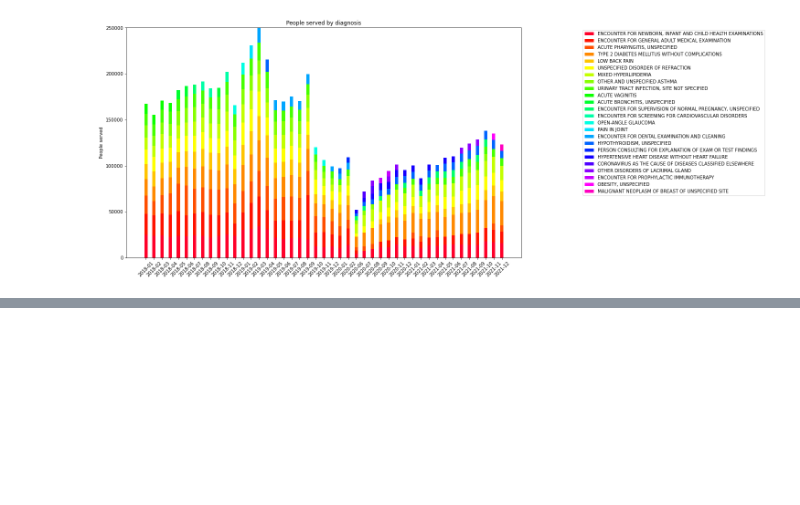
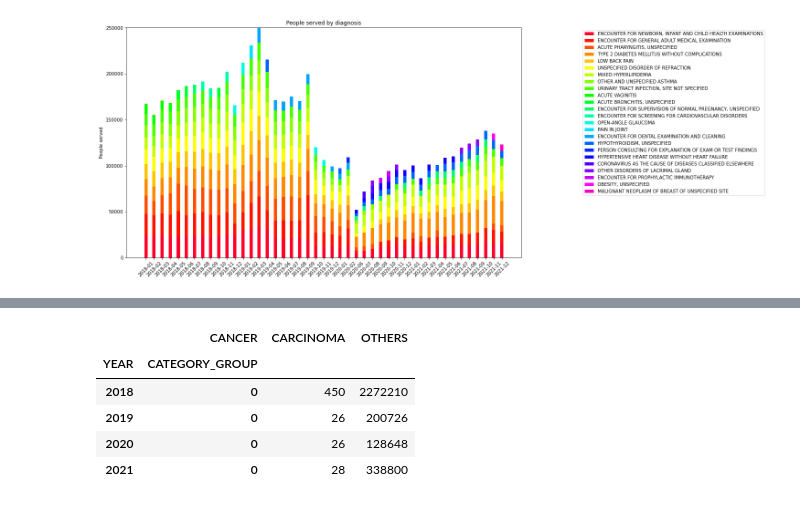
Before and after one commit to johnkbarrera/hospital_demand, a Jupyter notebook: figures.ipynb, the cells around one changed output, grey strips where cells are left out. Saved outputs shown, nothing was run; the diff lists cells and outputs as text; code cells hidden in the pictures; blank space fills up the shorter version.

```diff
--- a/figures.ipynb
+++ b/figures.ipynb
@@ -414,0 +472,9 @@ plt.show()
+# %%
+data_temp
+# %% [output]
+|  | CANCER | CARCINOMA | OTHERS |
+| YEAR | CATEGORY_GROUP |  |  |
+| 2018 | 0 | 450 | 2272210 |
+| 2019 | 0 | 26 | 200726 |
+| 2020 | 0 | 26 | 128648 |
+| 2021 | 0 | 28 | 338800 |
```
Also changed, not shown: parts of 27 cells of this notebook.
